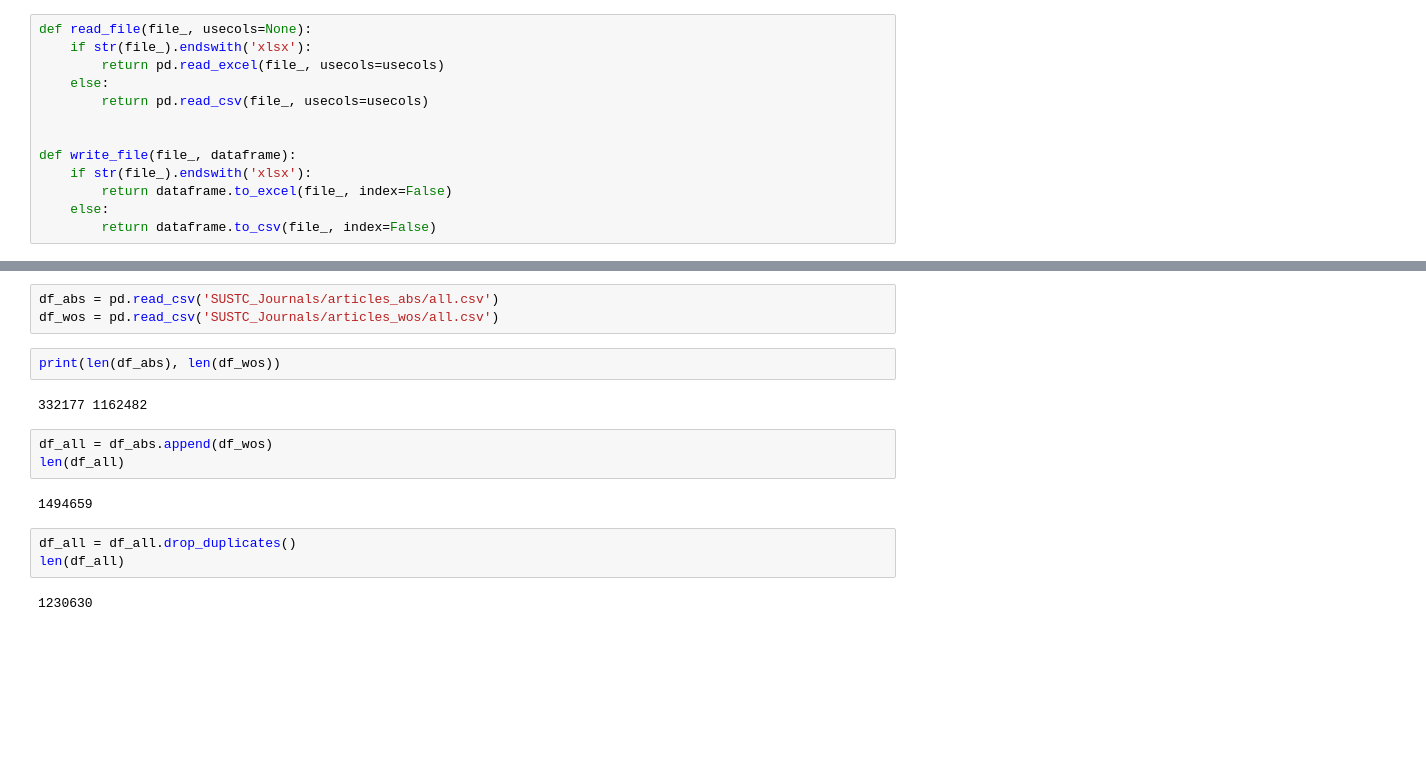
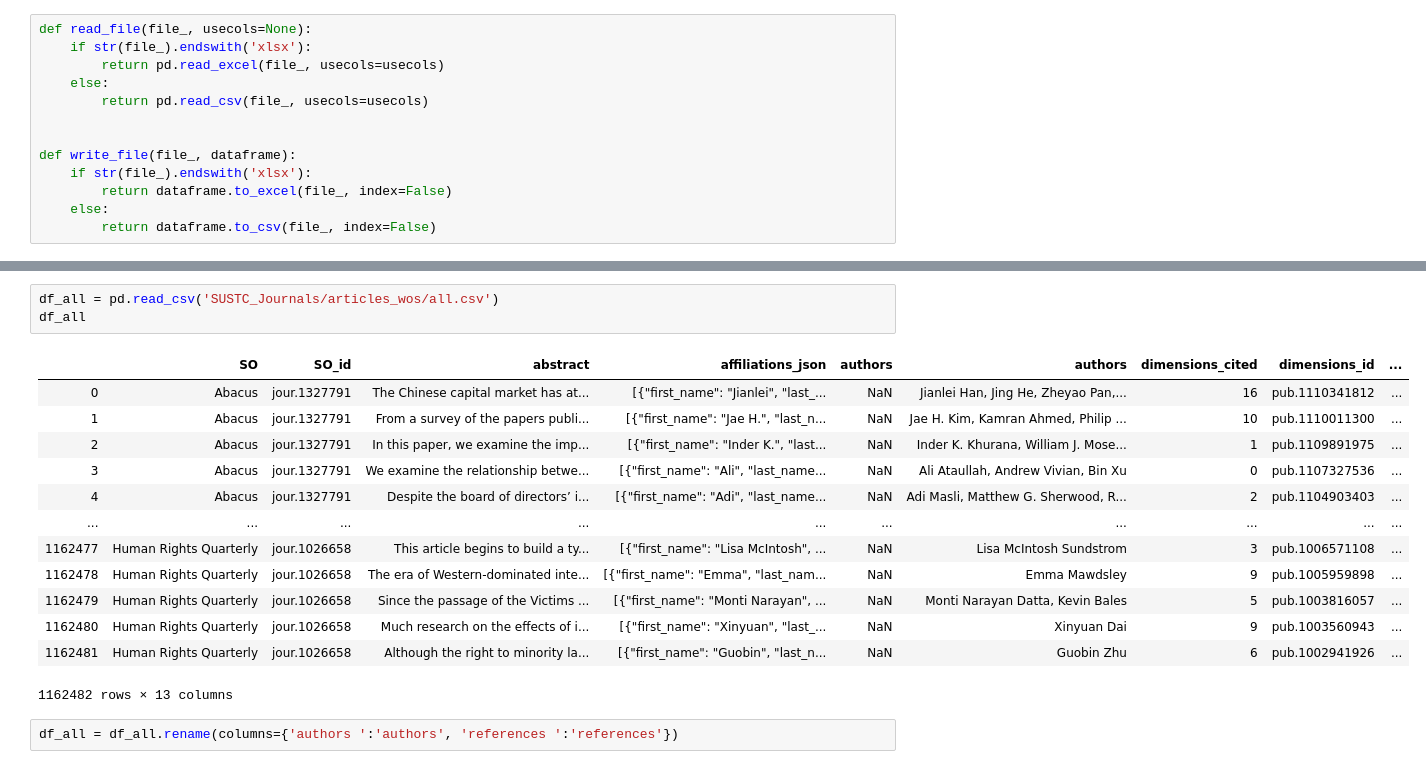
Before and after one commit to gumuxiansheng/AltmetricGrab, a Jupyter notebook: merge_files.ipynb, the cells around one changed output, grey strips where cells are left out. Cells and saved outputs as stored; diff of their text form; blank space fills up the shorter version.

```diff
--- a/merge_files.ipynb
+++ b/merge_files.ipynb
@@ -74,17 +117,19 @@ articles_wos_901-1000.csv
 # %%
-df_abs = pd.read_csv('SUSTC_Journals/articles_abs/all.csv')
-df_wos = pd.read_csv('SUSTC_Journals/articles_wos/all.csv')
+df_all = pd.read_csv('SUSTC_Journals/articles_wos/all.csv')
+df_all
+# %% [output]
+|  | SO | SO_id | abstract | affiliations_json | authors | authors | dimensions_cited | dimensions_id | ... |
+| 0 | Abacus | jour.1327791 | The Chinese capital market has at... | [{"first_name": "Jianlei", "last_... | NaN | Jianlei Han, Jing He, Zheyao Pan,... | 16 | pub.1110341812 | ... |
+| 1 | Abacus | jour.1327791 | From a survey of the papers publi... | [{"first_name": "Jae H.", "last_n... | NaN | Jae H. Kim, Kamran Ahmed, Philip ... | 10 | pub.1110011300 | ... |
+| 2 | Abacus | jour.1327791 | In this paper, we examine the imp... | [{"first_name": "Inder K.", "last... | NaN | Inder K. Khurana, William J. Mose... | 1 | pub.1109891975 | ... |
+| 3 | Abacus | jour.1327791 | We examine the relationship betwe... | [{"first_name": "Ali", "last_name... | NaN | Ali Ataullah, Andrew Vivian, Bin Xu | 0 | pub.1107327536 | ... |
+| 4 | Abacus | jour.1327791 | Despite the board of directors’ i... | [{"first_name": "Adi", "last_name... | NaN | Adi Masli, Matthew G. Sherwood, R... | 2 | pub.1104903403 | ... |
+| ... | ... | ... | ... | ... | ... | ... | ... | ... | ... |
+| 1162477 | Human Rights Quarterly | jour.1026658 | This article begins to build a ty... | [{"first_name": "Lisa McIntosh", ... | NaN | Lisa McIntosh Sundstrom | 3 | pub.1006571108 | ... |
+| 1162478 | Human Rights Quarterly | jour.1026658 | The era of Western-dominated inte... | [{"first_name": "Emma", "last_nam... | NaN | Emma Mawdsley | 9 | pub.1005959898 | ... |
+| 1162479 | Human Rights Quarterly | jour.1026658 | Since the passage of the Victims ... | [{"first_name": "Monti Narayan", ... | NaN | Monti Narayan Datta, Kevin Bales | 5 | pub.1003816057 | ... |
+| 1162480 | Human Rights Quarterly | jour.1026658 | Much research on the effects of i... | [{"first_name": "Xinyuan", "last_... | NaN | Xinyuan Dai | 9 | pub.1003560943 | ... |
+| 1162481 | Human Rights Quarterly | jour.1026658 | Although the right to minority la... | [{"first_name": "Guobin", "last_n... | NaN | Guobin Zhu | 6 | pub.1002941926 | ... |
+1162482 rows × 13 columns
-# %%
-print(len(df_abs), len(df_wos))
-# %% [output]
-332177 1162482
-# %%
-df_all = df_abs.append(df_wos)
-len(df_all)
-# %% [output]
-1494659
-# %%
-df_all = df_all.drop_duplicates()
-len(df_all)
-# %% [output]
-1230630
+# %%
+df_all = df_all.rename(columns={'authors ':'authors', 'references ':'references'})
```
Also changed, not shown: parts of 22 cells of this notebook, 8 other files.
